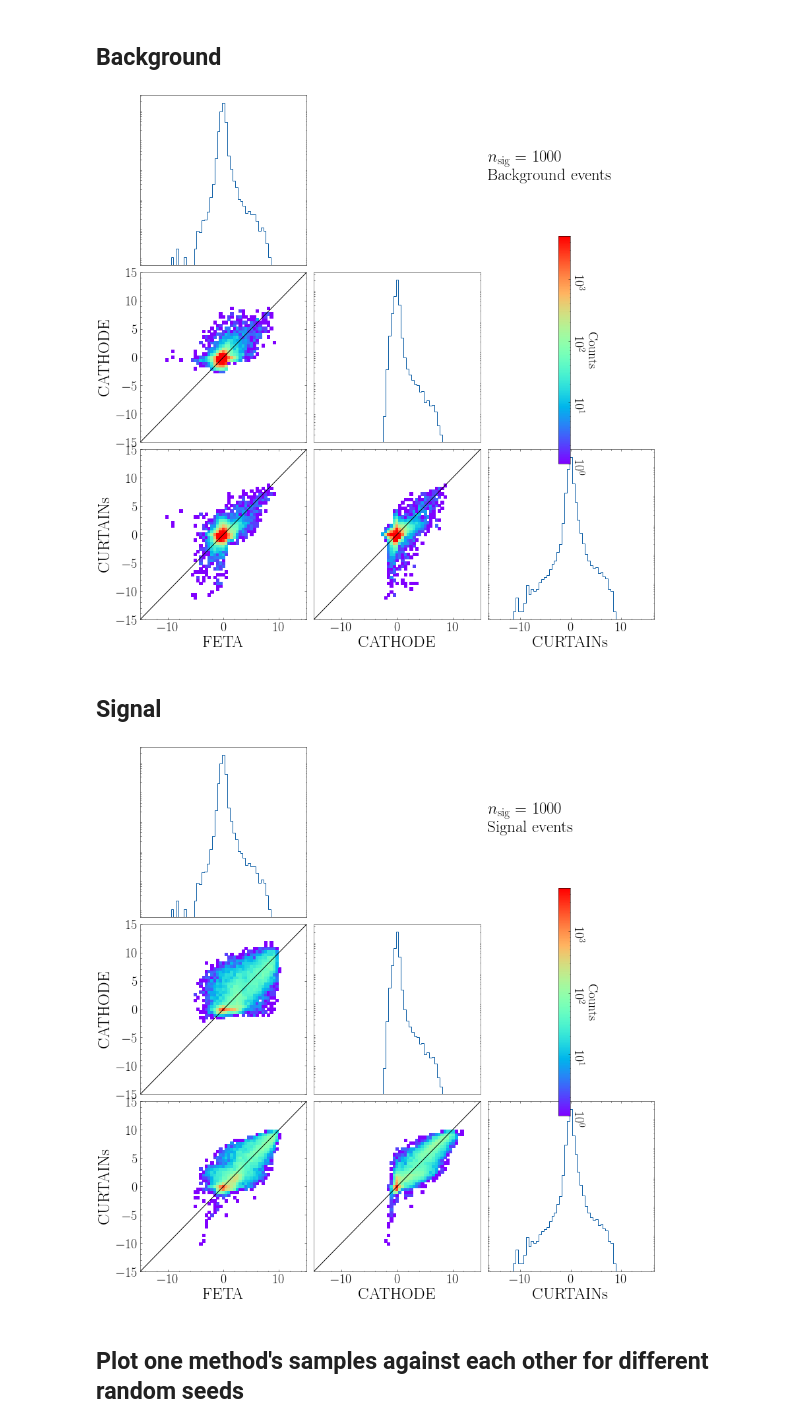
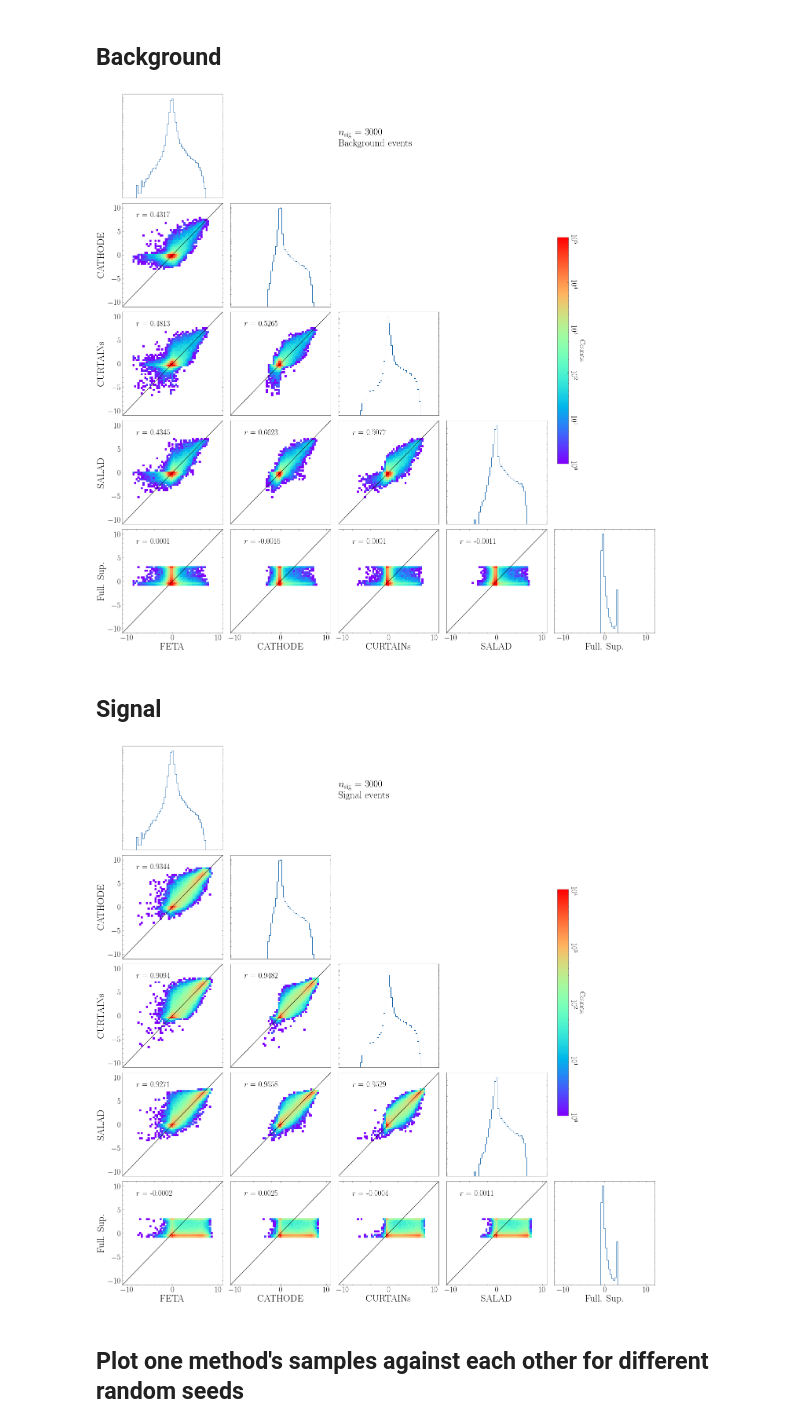
Before and after one commit to rmastand/synthetic_SM_AD, a Jupyter notebook: analyze_scatterplot_all_synth.ipynb, the cells around one changed output. Cells and saved outputs as stored; diff of their text form; code cells hidden in the pictures.

````diff
--- a/analyze_scatterplot_all_synth.ipynb
+++ b/analyze_scatterplot_all_synth.ipynb
@@ -27,12 +27,12 @@ num_sig = 20000
 
 First run ```run_scatterplot.py```
 # %%
-num_signal_to_inject = 1000
+num_signal_to_inject = 3000
 
 
 process = "StandardScale"
 
-synth_ids = ["feta", "cathode", "curtains"]#, "salad", "full_sup"]#, "combined"]
+synth_ids = ["feta", "cathode", "curtains", "salad", "full_sup"]#, "combined"]
 all_results_bkg, all_results_sig = load_in_data(num_signal_to_inject, num_bkg, process, synth_ids, n_seed, scatterplot_dir)
 # %% [markdown]
 ## Plot samples against each other for all random seeds
@@ -123,15 +123,15 @@ dim = len(synth_ids)
 
 #params for all plots
 num_bins = 60
-lower_plot_lim, upper_plot_lim = -15, 15
-vmax = 5e3
+lower_plot_lim, upper_plot_lim = -11, 11
+vmax = 1e5
 b = np.linspace(lower_plot_lim, upper_plot_lim, num_bins)
 cmap = "rainbow"
 fontsize = 25
 small_font = 20
 
 
-nice_labels = ["FETA", "CATHODE", "CURTAINs"]
+nice_labels = ["FETA", "CATHODE", "CURTAINs", "SALAD", "Full. Sup."]
 # %% [markdown]
 ## Background
 # %%
@@ -146,6 +146,10 @@ for dim_x in range(dim):
                                           concatenated_results_bkg[synth_ids[dim_y]].flatten(),
                                           bins = b, norm=colors.LogNorm(vmin=1e0, vmax=vmax), cmap = cmap,
                                           density = False)
+            # calculate the correlation coefficient
+            coeff = np.corrcoef(concatenated_results_bkg[synth_ids[dim_x]].flatten(), y=concatenated_results_bkg[synth_ids[dim_y]].flatten(),
+                                rowvar = False)[0][1]
+            ax[dim_y, dim_x].text(-8, 8, f"$r$ = {np.round(coeff, 4)}", fontsize = small_font)
             ax[dim_y, dim_x].plot([lower_plot_lim, upper_plot_lim], [lower_plot_lim, upper_plot_lim], color = "black")
 
 
@@ -186,14 +190,14 @@ plt.tight_layout()
 fig.show()
 
 
-#fig.savefig(f"paper_plots/corner_bkg_{num_signal_to_inject}.pdf", dpi = dpi)
+fig.savefig(f"plots/corner_bkg_{num_signal_to_inject}.pdf", dpi = dpi)
 # %% [output]
-[figure, old version]
+[figure, new version]
 # %% [markdown]
 ## Signal
 # %%
 
-
+vmax = 1e4
 
 fig, ax = plt.subplots(dim, dim, figsize = (4*dim, 4*dim))
 
@@ -207,6 +211,9 @@ for dim_x in range(dim):
                                           concatenated_results_sig[synth_ids[dim_y]].flatten(),
                                           bins = b, norm=colors.LogNorm(vmin=1e0, vmax=vmax), cmap = cmap,
                                           density = False)
+            coeff = np.corrcoef(concatenated_results_sig[synth_ids[dim_x]].flatten(), y=concatenated_results_sig[synth_ids[dim_y]].flatten(),
+                                rowvar = False)[0][1]
+            ax[dim_y, dim_x].text(-8, 8, f"$r$ = {np.round(coeff, 4)}", fontsize = small_font)
             ax[dim_y, dim_x].plot(b, b, color = "black")
 
 
@@ -220,35 +227,35 @@ for dim_x in range(dim):
         # axis labels
         if dim_y == dim - 1:
             ax[dim_y, dim_x].set_xlabel(nice_labels[dim_x], fontsize = fontsize)
             ax[dim_y, dim_x].tick_params(axis='x', which='major', labelsize=small_font)
         else:
             ax[dim_y, dim_x].set_xticks([])
         if (dim_x == 0) and (dim_y != 0):
             ax[dim_y, dim_x].set_ylabel(nice_labels[dim_y], fontsize = fontsize)
             ax[dim_y, dim_x].tick_params(axis='y', which='major', labelsize=small_font)
         else:
             ax[dim_y, dim_x].set_yticks([])
 
 # label
 ax[0, 2].text(0, .5, f"$n_\\mathrm{{sig}}$ = {num_signal_to_inject}\nSignal events", fontsize = fontsize)
 
 # colorbar (they all have the same one)
 cb_ax = fig.add_axes([.82,.34,.02,.4])
 cbar = fig.colorbar(img_sig[3],orientation='vertical',cax=cb_ax)
 
 cbar.ax.tick_params(labelsize=small_font, rotation = 270)
 cbar.set_label("Counts", fontsize = small_font, rotation = 270, labelpad = 20)
 
 
 
 
 
 plt.tight_layout()
 fig.show()
 
-#fig.savefig(f"paper_plots/corner_sig_{num_signal_to_inject}.pdf", dpi = dpi)
+fig.savefig(f"plots/corner_sig_{num_signal_to_inject}.pdf", dpi = dpi)
 # %% [output]
-[figure, old version]
+[figure, new version]
 # %% [markdown]
 ## Plot one method's samples against each other for different random seeds
 # %%
````
Also changed, not shown: parts of 3 cells of this notebook, 3 other files.
